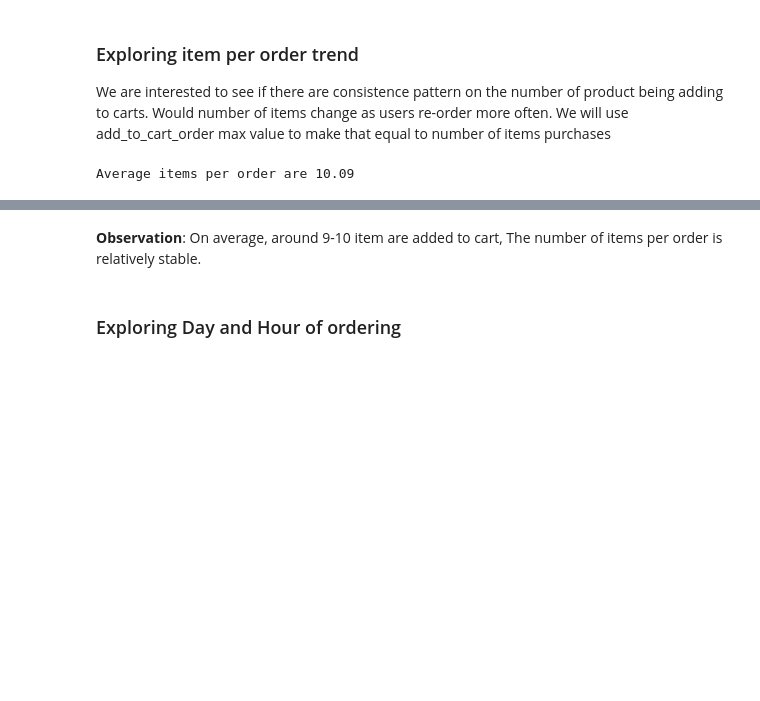
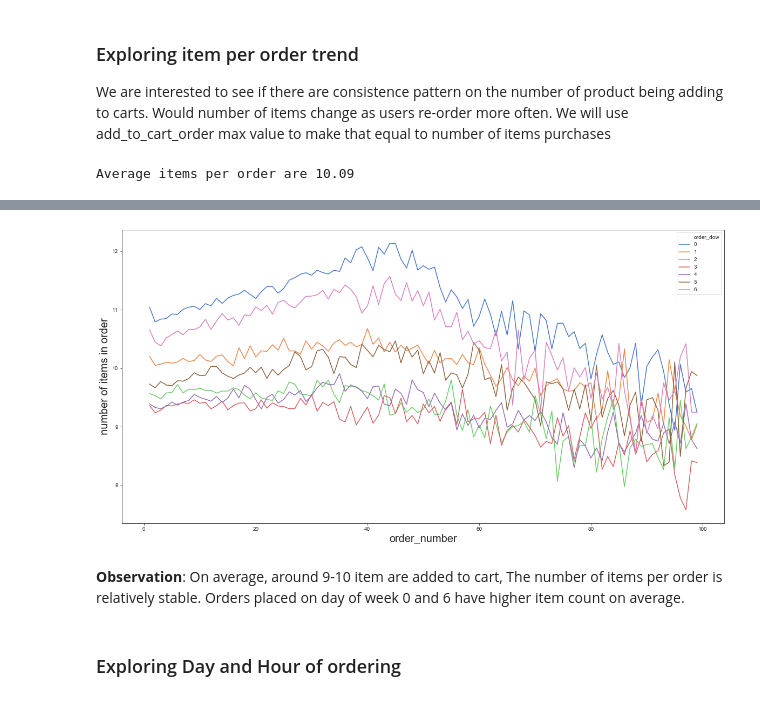
Before and after one commit to sittingman/instacart_product_repurchase, a Jupyter notebook: data_exploratory.ipynb, the cells around one changed output, grey strips where cells are left out. Saved outputs shown, nothing was run; the diff lists cells and outputs as text; code cells hidden in the pictures; blank space fills up the shorter version.

```diff
--- a/data_exploratory.ipynb
+++ b/data_exploratory.ipynb
@@ -51,7 +46,8 @@ order_p_detail = pd.merge(orders_p, prior_order, on='order_id', how='left')
 # %%
 order_tr_detail = pd.merge(orders_tr, train_order, on='order_id', how='left')
 # %%
-product_full_detail = pd.merge(products, dept, on='department_id').merge(aisles, on='aisle_id')
+product_full_detail = pd.merge(products, dept, on='department_id').merge(
+    aisles, on='aisle_id')
 # %%
 consol_detail = pd.merge(order_p_detail, product_full_detail, on='product_id')
 # %%
@@ -169,6 +168,8 @@ print('Average items per order are {:.2f}'.format(np.mean(order_id_order)))
 # %% [output]
 Average items per order are 10.09
 # %%
-order_id_order_num = consol_detail.groupby(['order_id', 'order_number'])['add_to_cart_order'].max().reset_index()
+order_id_num = consol_detail.groupby(['order_id', 'order_number',
+                                      'order_dow'])['add_to_cart_order'].max()
+order_id_num = order_id_num.reset_index()
 # %%
-order_num_item = order_id_order_num.groupby('order_number')['add_to_cart_order'].mean()
+order_num_item = order_id_num.groupby(['order_number', 'order_dow'])['add_to_cart_order'].mean()
@@ -179,0 +176,3 @@ plt.show()
+# %%
+order_num_item = order_num_item.reset_index()
+order_num_item
@@ -180,5 +193,15 @@ plt.show()
+# %%
+plt.figure(figsize=(20, 10))
+sns.lineplot(x='order_number', y='add_to_cart_order', hue='order_dow',
+             data=order_num_item, legend='full', palette='muted')
+plt.legend(loc='best')
+plt.xlabel('order_number', fontsize=20)
+plt.ylabel('number of items in order', fontsize=20)
+plt.show()
+# %% [output]
+[figure, added]
 # %% [markdown]
-**Observation**: On average, around 9-10 item are added to cart, The number of items per order is relatively stable.
+**Observation**: On average, around 9-10 item are added to cart, The number of items per order is relatively stable. Orders placed on day of week 0 and 6 have higher item count on average.
 # %% [markdown]
 ### Exploring Day and Hour of ordering
 # %%
```
Also changed, not shown: parts of 24 cells of this notebook, 2 other files.
